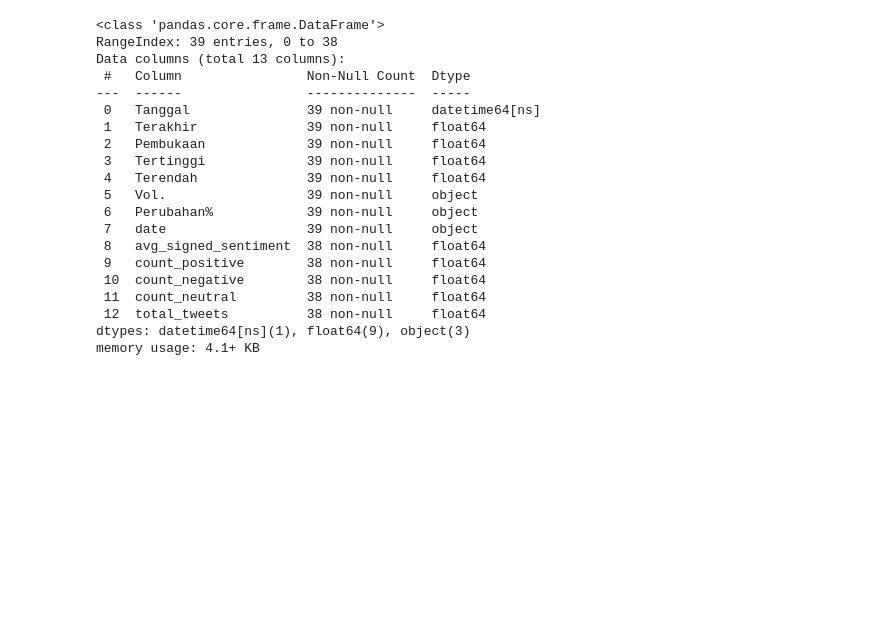
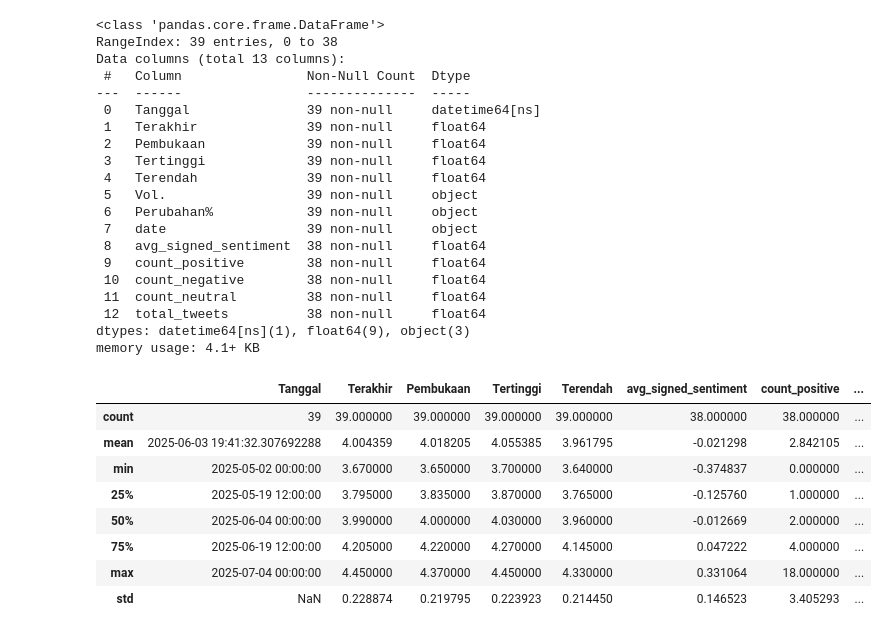
Before and after one commit to KostsPlayer/tugas-besar-datamining-kelompok7, a Jupyter notebook: notebook/preprocessing_dataset.ipynb, the cells around one changed output. Cells and saved outputs as stored; diff of their text form; code cells hidden in the pictures; blank space fills up the shorter version.

```diff
--- a/notebook/preprocessing_dataset.ipynb
+++ b/notebook/preprocessing_dataset.ipynb
@@ -242,4 +270,16 @@ Data columns (total 13 columns):
  12  total_tweets          38 non-null     float64
 dtypes: datetime64[ns](1), float64(9), object(3)
 memory usage: 4.1+ KB
+# %%
+dataset_model.describe()
+# %% [output]
+|  | Tanggal | Terakhir | Pembukaan | Tertinggi | Terendah | avg_signed_sentiment | count_positive | ... |
+| count | 39 | 39.000000 | 39.000000 | 39.000000 | 39.000000 | 38.000000 | 38.000000 | ... |
+| mean | 2025-06-03 19:41:32.307692288 | 4.004359 | 4.018205 | 4.055385 | 3.961795 | -0.021298 | 2.842105 | ... |
+| min | 2025-05-02 00:00:00 | 3.670000 | 3.650000 | 3.700000 | 3.640000 | -0.374837 | 0.000000 | ... |
+| 25% | 2025-05-19 12:00:00 | 3.795000 | 3.835000 | 3.870000 | 3.765000 | -0.125760 | 1.000000 | ... |
+| 50% | 2025-06-04 00:00:00 | 3.990000 | 4.000000 | 4.030000 | 3.960000 | -0.012669 | 2.000000 | ... |
+| 75% | 2025-06-19 12:00:00 | 4.205000 | 4.220000 | 4.270000 | 4.145000 | 0.047222 | 4.000000 | ... |
+| max | 2025-07-04 00:00:00 | 4.450000 | 4.370000 | 4.450000 | 4.330000 | 0.331064 | 18.000000 | ... |
+| std | NaN | 0.228874 | 0.219795 | 0.223923 | 0.214450 | 0.146523 | 3.405293 | ... |
 # %%
```
Also changed, not shown: parts of 4 cells of this notebook, 3 other files.
